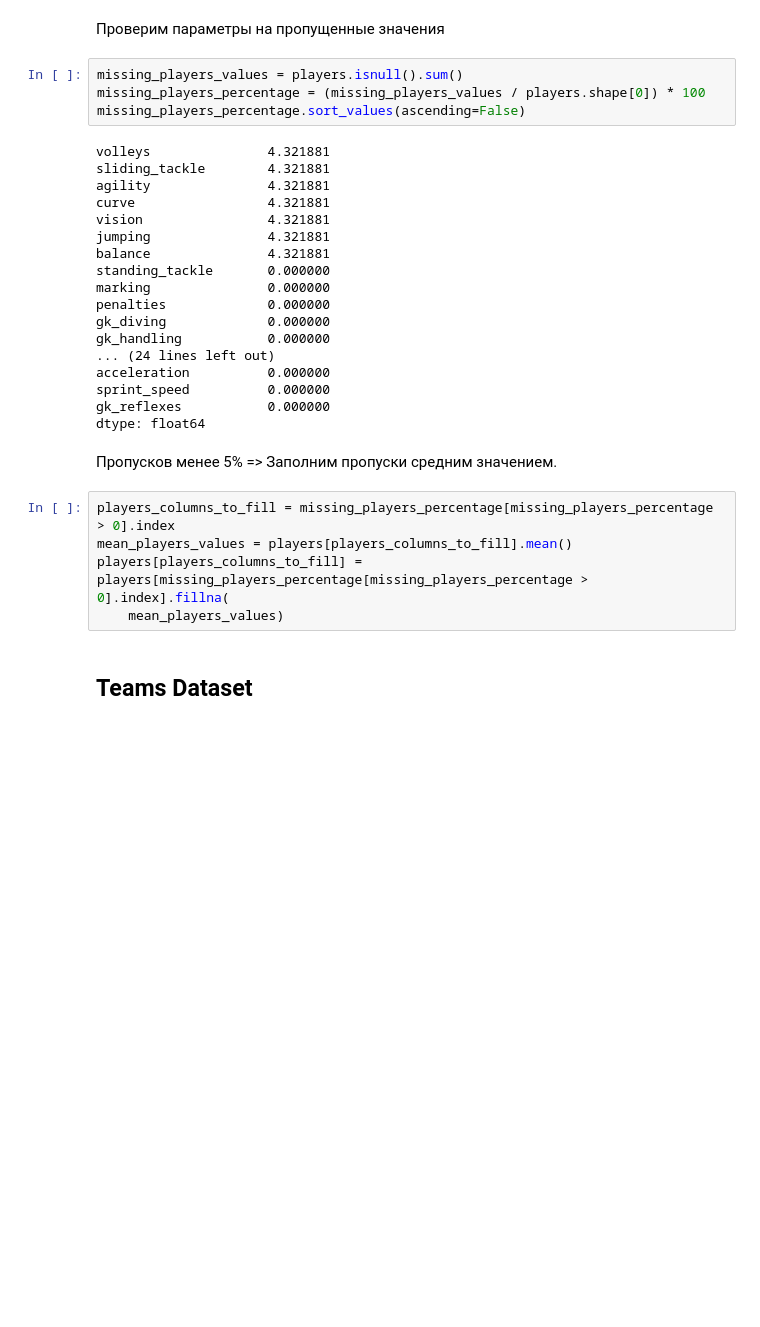
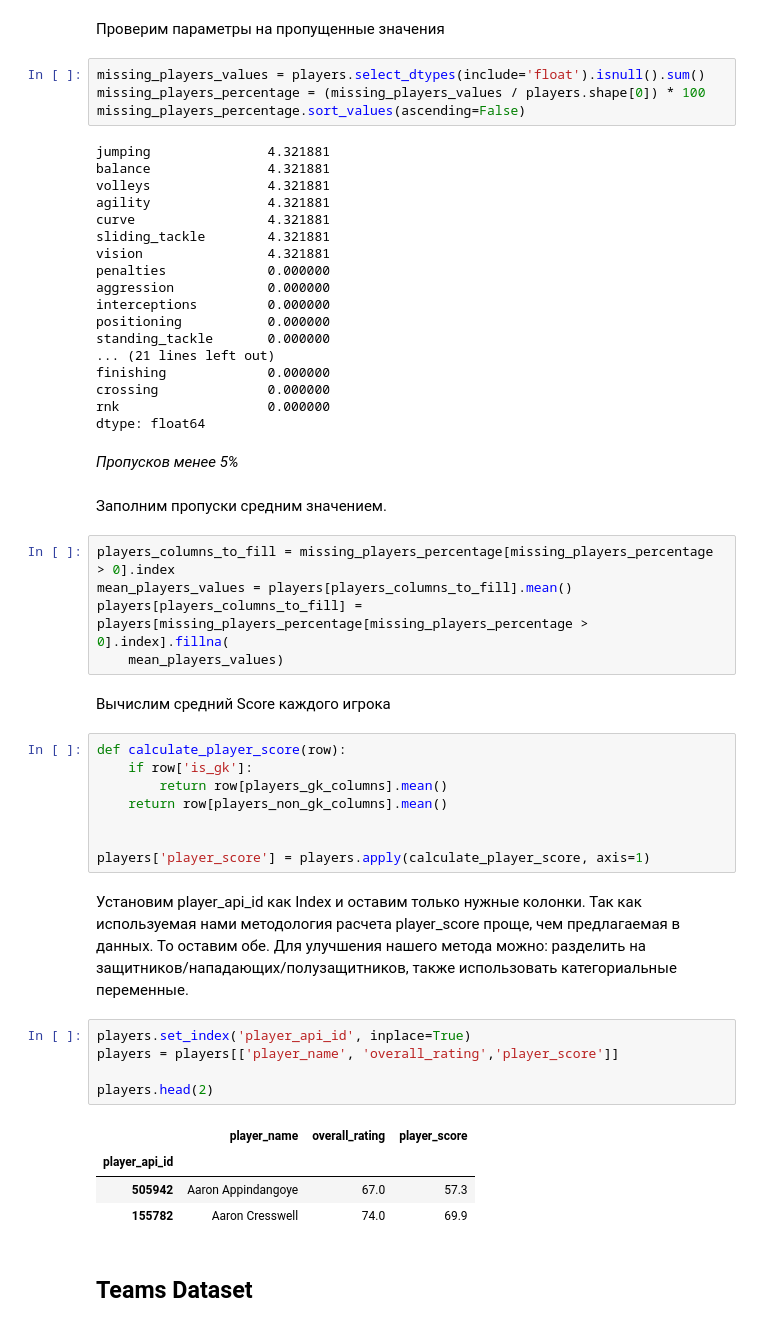
Before and after one commit to dplus-t/Changellenge_Final_Project, a Jupyter notebook: 2_Step.ipynb, the cells around one changed output. Drawn from its saved outputs; the diff is of its cells as text; blank space fills up the shorter version.

```diff
--- a/2_Step.ipynb
+++ b/2_Step.ipynb
@@ -61,33 +91,57 @@ players.drop(columns=['preferred_foot', 'attacking_work_rate', 'defensive_work_r
 # %% [markdown]
 Проверим параметры на пропущенные значения
 # %%
-missing_players_values = players.isnull().sum()
+missing_players_values = players.select_dtypes(include='float').isnull().sum()
 missing_players_percentage = (missing_players_values / players.shape[0]) * 100
 missing_players_percentage.sort_values(ascending=False)
 # %% [output]
+jumping               4.321881
+balance               4.321881
 volleys               4.321881
-sliding_tackle        4.321881
 agility               4.321881
 curve                 4.321881
+sliding_tackle        4.321881
 vision                4.321881
-jumping               4.321881
-balance               4.321881
+penalties             0.000000
+aggression            0.000000
+interceptions         0.000000
+positioning           0.000000
 standing_tackle       0.000000
-marking               0.000000
-penalties             0.000000
-gk_diving             0.000000
-gk_handling           0.000000
-... (24 lines left out)
-acceleration          0.000000
-sprint_speed          0.000000
-gk_reflexes           0.000000
+... (21 lines left out)
+finishing             0.000000
+crossing              0.000000
+rnk                   0.000000
 dtype: float64
 # %% [markdown]
-Пропусков менее 5% => Заполним пропуски средним значением.
+*Пропусков менее 5%*
+# %% [markdown]
+ Заполним пропуски средним значением.
 # %%
 players_columns_to_fill = missing_players_percentage[missing_players_percentage > 0].index
 mean_players_values = players[players_columns_to_fill].mean()
 players[players_columns_to_fill] = players[missing_players_percentage[missing_players_percentage > 0].index].fillna(
     mean_players_values)
+# %% [markdown]
+Вычислим средний Score каждого игрока
+# %%
+def calculate_player_score(row):
+    if row['is_gk']:
+        return row[players_gk_columns].mean()
+    return row[players_non_gk_columns].mean()
+
+
+players['player_score'] = players.apply(calculate_player_score, axis=1)
+# %% [markdown]
+Установим player_api_id как Index и оставим только нужные колонки. Так как используемая нами методология расчета player_score проще, чем предлагаемая в данных. То оставим обе. Для улучшения нашего метода можно: разделить на защитников/нападающих/полузащитников, также использовать категориальные переменные.
+# %%
+players.set_index('player_api_id', inplace=True)
+players = players[['player_name', 'overall_rating','player_score']]
+
+players.head(2)
+# %% [output]
+|  | player_name | overall_rating | player_score |
+| player_api_id |  |  |  |
+| 505942 | Aaron Appindangoye | 67.0 | 57.3 |
+| 155782 | Aaron Cresswell | 74.0 | 69.9 |
 # %% [markdown]
 ## Teams Dataset
```
Also changed, not shown: parts of 21 cells of this notebook, 1 other file.
